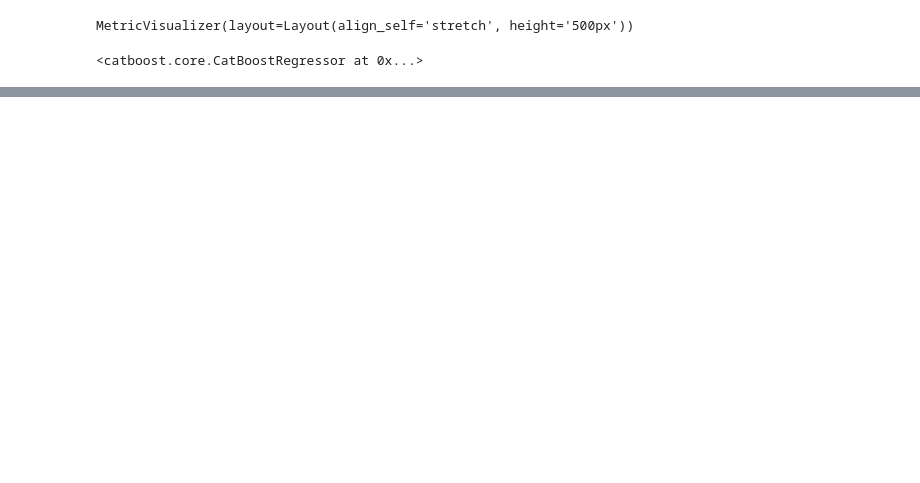
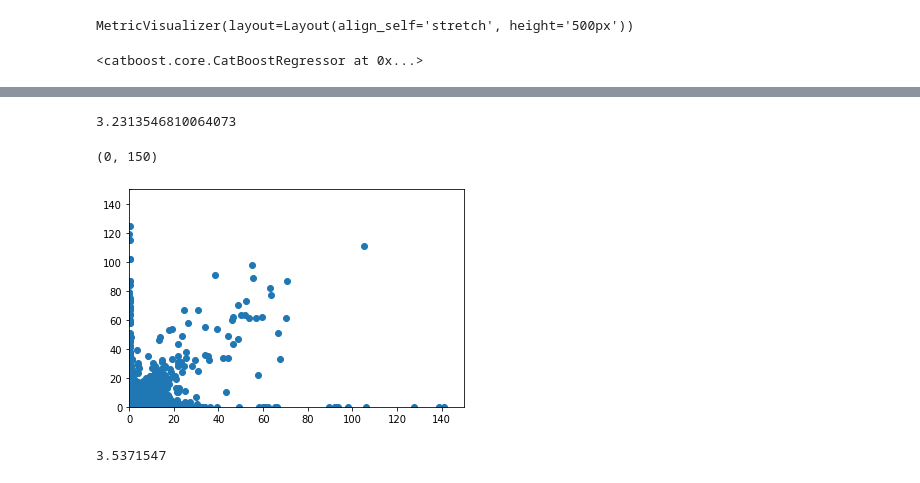
Before and after one commit to cmm801/kaggle-predict-future-sales, a Jupyter notebook: analysis/run_catboost.ipynb, the cells around one changed output, grey strips where cells are left out. Cells and saved outputs as stored; diff of their text form; code cells hidden in the pictures; blank space fills up the shorter version.

```diff
--- a/analysis/run_catboost.ipynb
+++ b/analysis/run_catboost.ipynb
@@ -57,0 +111,7 @@ for ds in [ TRAIN, VALID ]:
+# %%
+# Add an additional set of normalized columns
+get_sales_cols = lambda input_df : list(input_df.columns[ [ x.startswith('sales_') for x in input_df.columns ] ])
+sales_cols = get_sales_cols(df_full)
+
+for col in sales_cols:
+    df_full[col+'_norm'] = np.minimum( 20, np.maximum( 0, df_full[col] ) )
@@ -58 +123,10 @@ for ds in [ TRAIN, VALID ]:
+# %%
+rows_to_keep = [ x in kg.csv['test']['shop_item_id'].values for x in df_full['shop_item_id'] ]
+df_processed = df_full.iloc[rows_to_keep]
+# %%
+df_dict = dict()
+dates = df_processed['date_block_num']
+df_dict[TRAIN] = df_processed.loc[ ( 27 <= dates ) & ( dates < 32 ), : ]
+df_dict[VALID] = df_processed.loc[ dates == 32, : ]
+df_dict[TEST] = df_full.loc[ dates == 33, : ]
 # %%
@@ -88,32 +160,30 @@ MemoryError:
 # %%
-X_train = df_dict[TRAIN].drop(TARGET_COL, axis=1)
-y_train = df_dict[TRAIN][TARGET_COL]
+X_train = df_dict[TRAIN].drop('TARGET', axis=1)
+y_train = df_dict[TRAIN]['TARGET']
 
-X_validation = df_dict[VALID].drop(TARGET_COL, axis=1)
-y_validation = df_dict[VALID][TARGET_COL]
+X_validation = df_dict[VALID].drop('TARGET', axis=1)
+y_validation = df_dict[VALID]['TARGET']
 
-cat_features = list( X_train.columns[ [ not x.startswith( 'sales_' ) for x in  X_train.columns ] ] )
-
-model = CatBoostRegressor(
+model_valid = CatBoostRegressor(
     random_seed=63,
-    iterations=1000,
-    learning_rate=0.002,
+    iterations=150,
+    learning_rate=0.04,
     l2_leaf_reg=30,
     random_strength=1,
     one_hot_max_size=4,
     leaf_estimation_method='Newton',
     eval_metric='RMSE',
-    depth=12,
+    depth=6,
     boosting_type='Plain',
     bootstrap_type='Bernoulli',
     subsample=0.2,
-    rsm=0.1,
+    rsm=0.2,
     leaf_estimation_iterations=1,
-    max_ctr_complexity=2,
+    max_ctr_complexity=4,
     border_count=32
 )
 
-model.fit(
+model_valid.fit(
     X_train, y_train,
     cat_features=cat_features,
     logging_level='Silent',
@@ -129 +237,12 @@ output_file = '../forecasts/test/catboost_01.csv'
 write_forecast_to_csv( kg, yhat_test, output_file )
+# %%
+rmse( yhat_valid, y_validation )
+# %% [output]
+3.2313546810064073
+# %%
+plt.scatter( yhat_valid, y_validation )
+plt.ylim(0, 150)
+plt.xlim(0, 150)
+# %% [output]
+(0, 150)
+[figure, added]
@@ -129,0 +254,4 @@ write_forecast_to_csv( kg, yhat_test, output_file )
+# %%
+rmse( y_validation, X_validation['sales_lag_01_norm'])
+# %% [output]
+3.5371547
```
Also changed, not shown: parts of 17 cells of this notebook, 5 other files.
